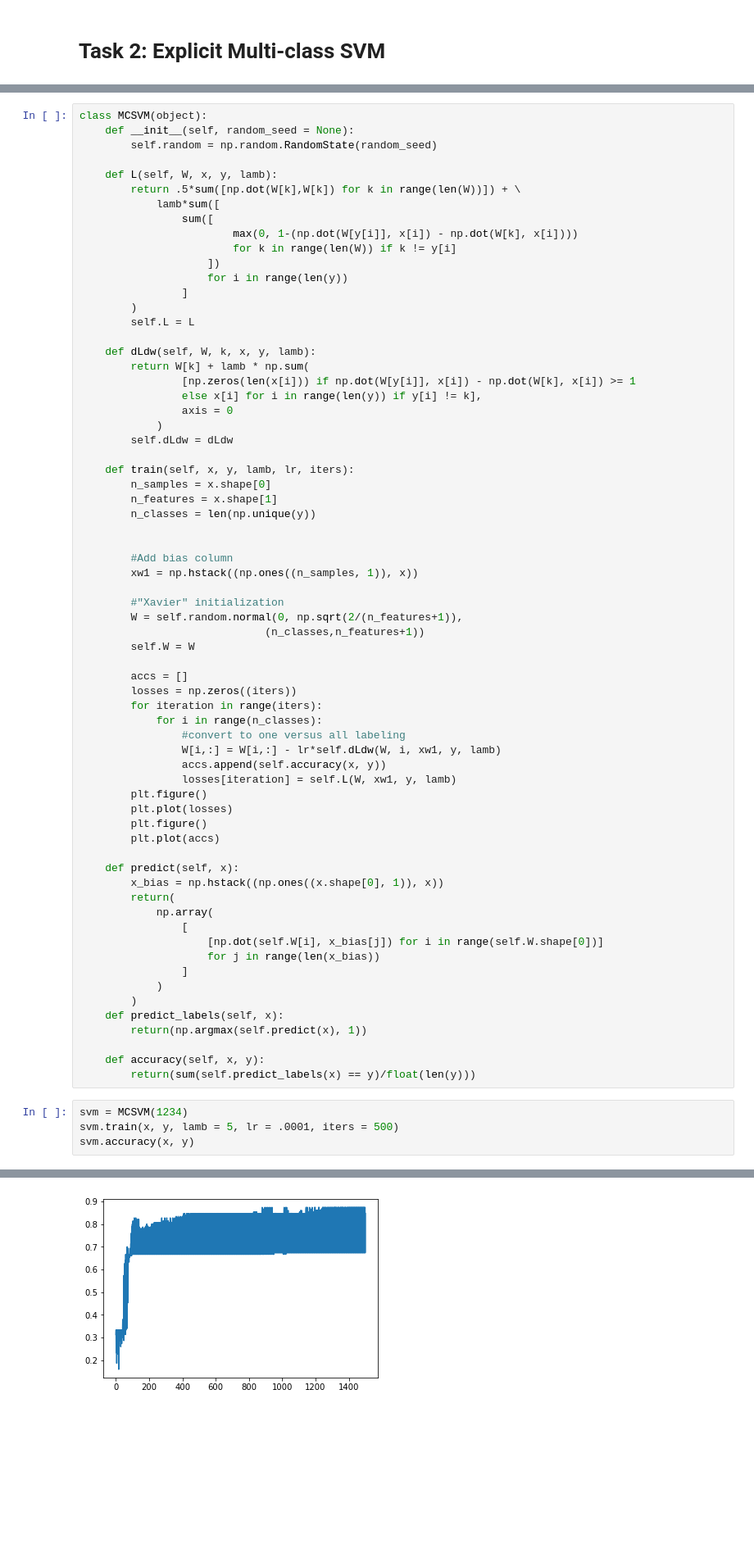
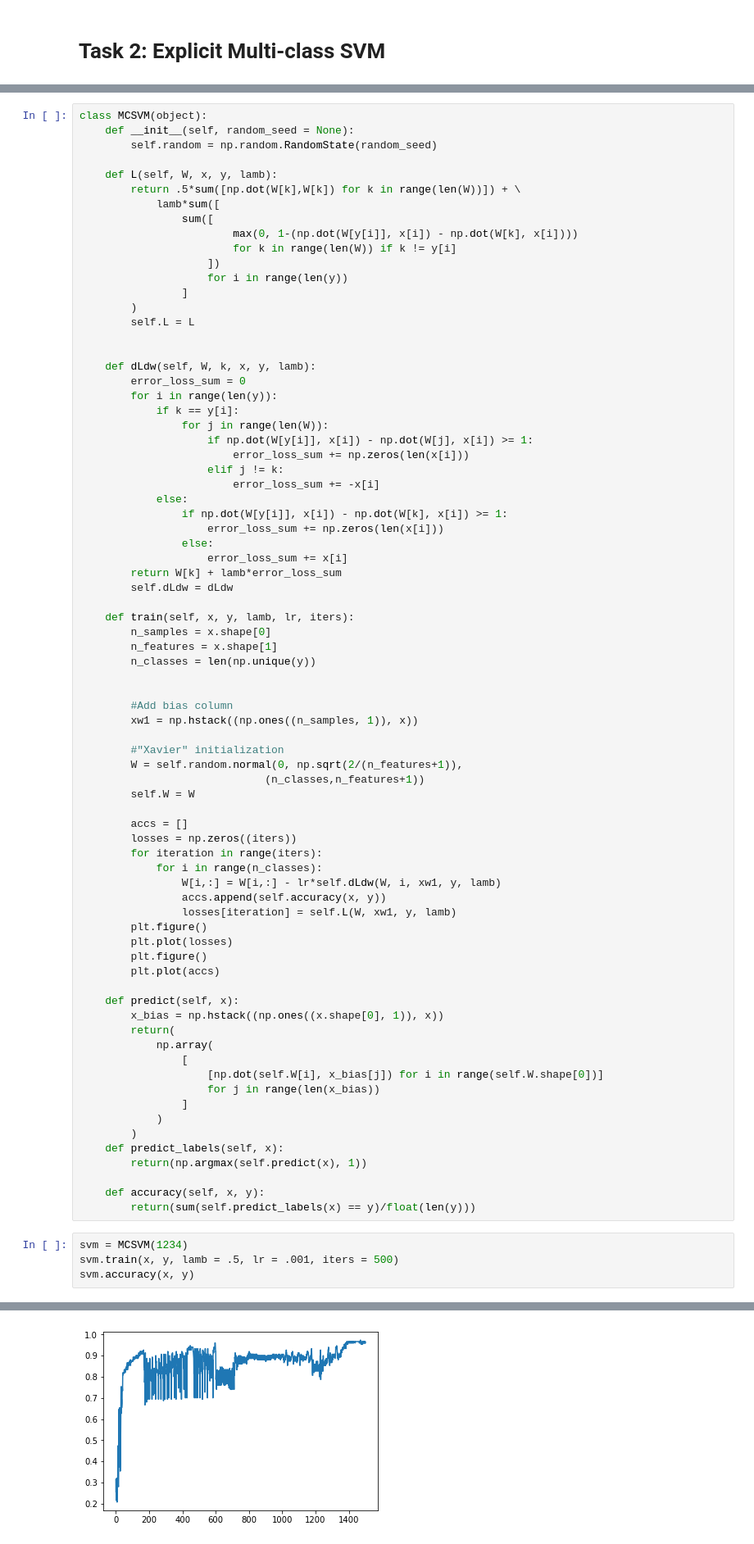
Before and after one commit to Hudsonnc/Cogs-185, a Jupyter notebook: hw1/Multiclass Classification.ipynb, the cells around one changed output, grey strips where cells are left out. Shown at 82% size. Drawn from its saved outputs; the diff is of its cells as text; blank space fills up the shorter version.

```diff
--- a/hw1/Multiclass Classification.ipynb
+++ b/hw1/Multiclass Classification.ipynb
@@ -148,12 +155,22 @@ class MCSVM(object):
         )
         self.L = L
 
+
     def dLdw(self, W, k, x, y, lamb):
-        return W[k] + lamb * np.sum(
-                [np.zeros(len(x[i])) if np.dot(W[y[i]], x[i]) - np.dot(W[k], x[i]) >= 1
-                else x[i] for i in range(len(y)) if y[i] != k],
-                axis = 0
-            )
+        error_loss_sum = 0
+        for i in range(len(y)):
+            if k == y[i]:
+                for j in range(len(W)):
+                    if np.dot(W[y[i]], x[i]) - np.dot(W[j], x[i]) >= 1:
+                        error_loss_sum += np.zeros(len(x[i]))
+                    elif j != k:
+                        error_loss_sum += -x[i]
+            else:
+                if np.dot(W[y[i]], x[i]) - np.dot(W[k], x[i]) >= 1:
+                    error_loss_sum += np.zeros(len(x[i]))
+                else:
+                    error_loss_sum += x[i]
+        return W[k] + lamb*error_loss_sum
         self.dLdw = dLdw
 
     def train(self, x, y, lamb, lr, iters):
@@ -174,7 +191,6 @@ class MCSVM(object):
         losses = np.zeros((iters))
         for iteration in range(iters):
             for i in range(n_classes):
-                #convert to one versus all labeling
                 W[i,:] = W[i,:] - lr*self.dLdw(W, i, xw1, y, lamb)
                 accs.append(self.accuracy(x, y))
                 losses[iteration] = self.L(W, xw1, y, lamb)
@@ -200,6 +216,6 @@ class MCSVM(object):
         return(sum(self.predict_labels(x) == y)/float(len(y)))
 # %%
 svm = MCSVM(1234)
-svm.train(x, y, lamb = 5, lr = .0001, iters = 500)
+svm.train(x, y, lamb = .5, lr = .001, iters = 500)
 svm.accuracy(x, y)
 # %% [output]
@@ -208 +224 @@ svm.accuracy(x, y)
-[figure, old version]
+[figure, new version]
```
Also changed, not shown: parts of 5 cells of this notebook.
